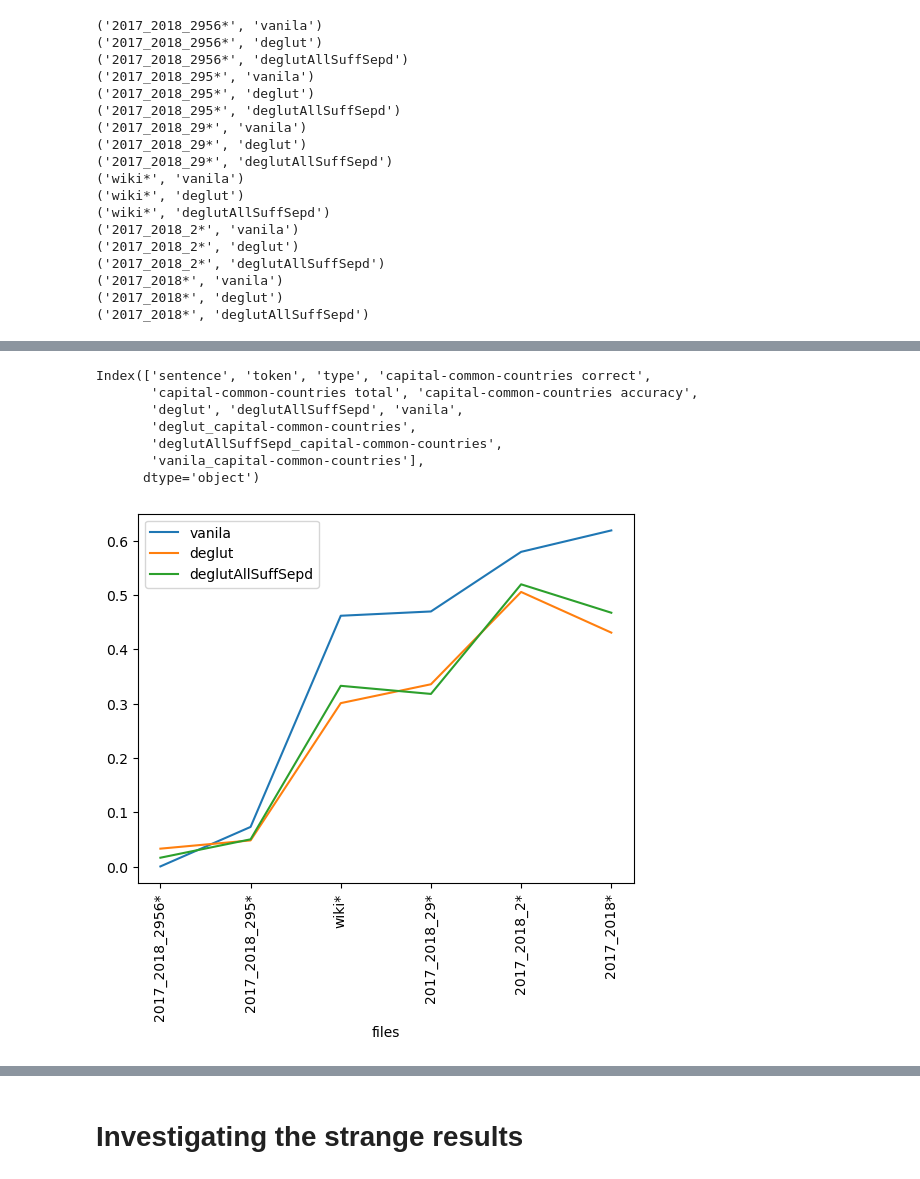
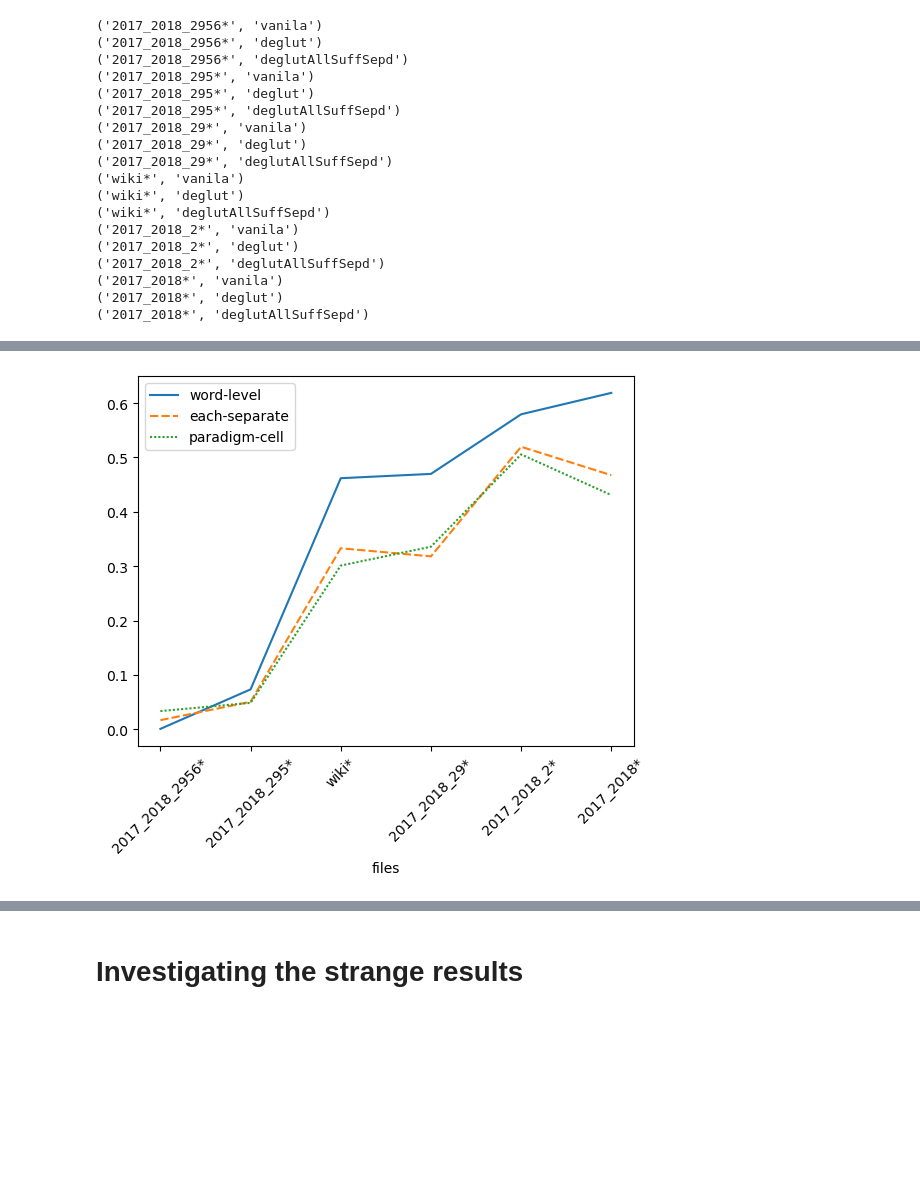
Before and after one commit to makrai/analogy-gluten-free, a Jupyter notebook: gluten-free-analogy.ipynb, the cells around one changed output, grey strips where cells are left out. Cells and saved outputs as stored; diff of their text form; code cells hidden in the pictures; blank space fills up the shorter version.

```diff
--- a/gluten-free-analogy.ipynb
+++ b/gluten-free-analogy.ipynb
@@ -123,18 +143,15 @@ df.apply({col: thousand if col in ['sentence', 'token', 'type'] else lambda x: x
-# %%
-df.columns
-# %% [output]
-Index(['sentence', 'token', 'type', 'capital-common-countries correct',
-       'capital-common-countries total', 'capital-common-countries accuracy',
-       'deglut', 'deglutAllSuffSepd', 'vanila',
-       'deglut_capital-common-countries',
-       'deglutAllSuffSepd_capital-common-countries',
-       'vanila_capital-common-countries'],
-      dtype='object')
+# %%
+df.rename(columns={'vanila': 'word-level',
+                   'deglutAllSuffSepd': 'each-separate',
+                   'deglut': 'paradigm-cell'}, inplace=True)
+sns.lineplot(df[['word-level', 'each-separate', 'paradigm-cell']])
+_ = plt.xticks(rotation=45)
+plt.savefig('gluten-free-analogy.png', bbox_inches="tight")
+# %% [output]
+[figure, added]
 # %%
-df[['vanila', 'deglut', 'deglutAllSuffSepd']].plot()
-_ = plt.xticks(rotation=90)
+_ = plt.xticks(rotation=45)
+plt.savefig('gluten-free-analogy.png')
-# %% [output]
-[figure, removed]
 # %%
 df[['deglut_capital-common-countries',
        'deglutAllSuffSepd_capital-common-countries',
```
Also changed, not shown: parts of 30 cells of this notebook.
